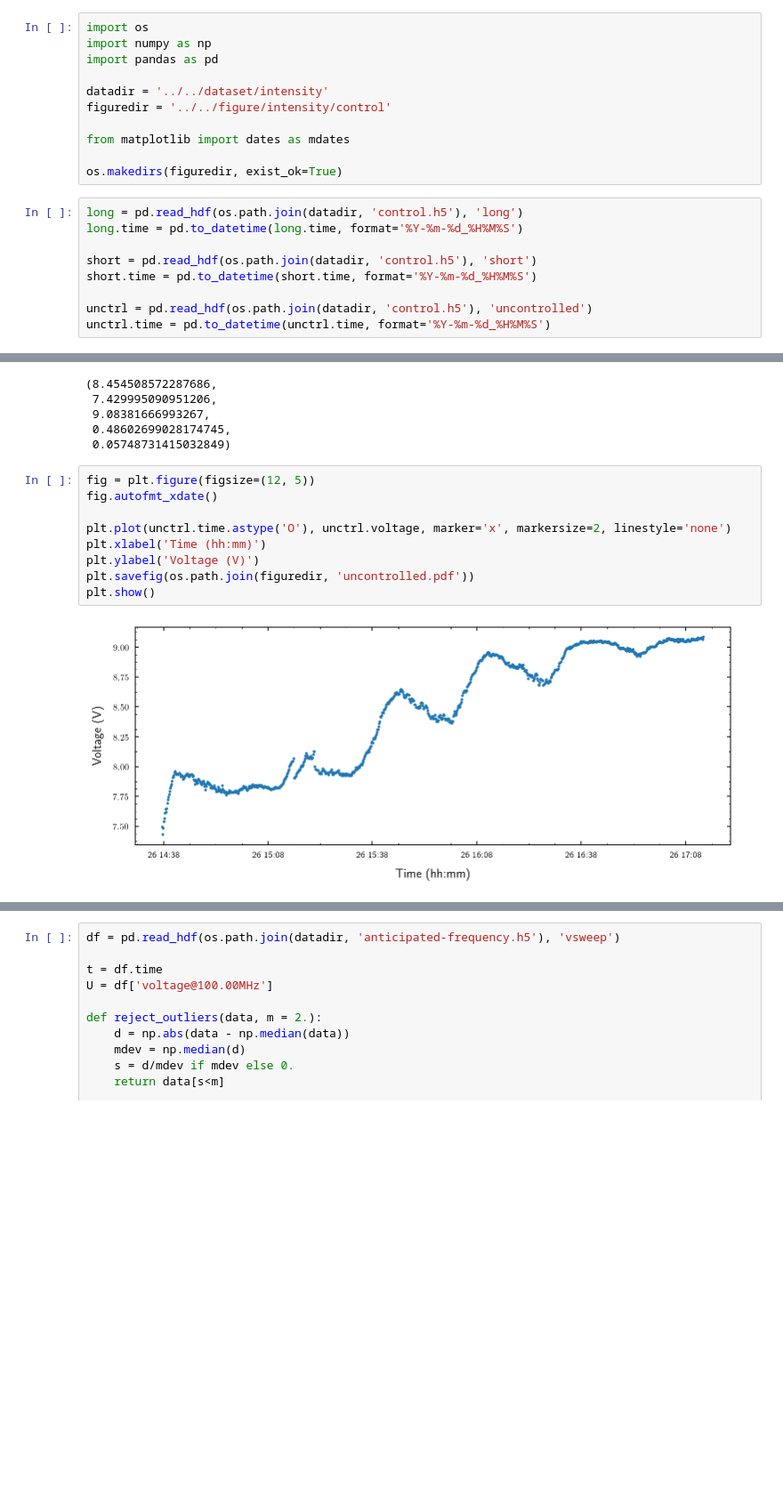
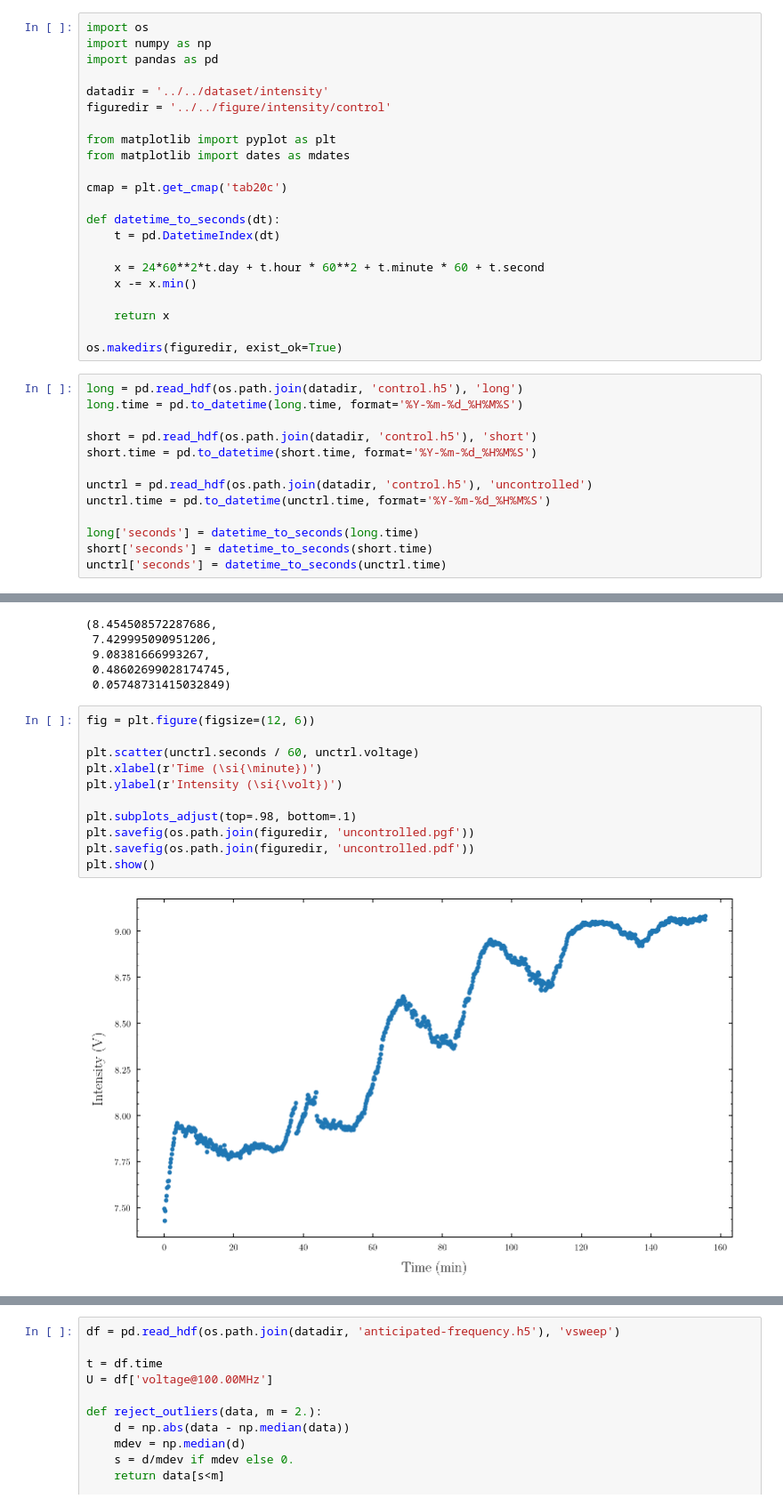
Before and after one commit to bodokaiser/bachelor-thesis, a Jupyter notebook: notebook/evaluation/intensity-control.ipynb, the cells around one changed output, grey strips where cells are left out. Shown at 89% size. Drawn from its saved outputs; the diff is of its cells as text; blank space fills up the shorter version.

Commit message:
reformatted intensity plots as pgf

```diff
--- a/notebook/evaluation/intensity-control.ipynb
+++ b/notebook/evaluation/intensity-control.ipynb
@@ -10,8 +10,19 @@ import pandas as pd
 datadir = '../../dataset/intensity'
 figuredir = '../../figure/intensity/control'
 
+from matplotlib import pyplot as plt
 from matplotlib import dates as mdates
 
+cmap = plt.get_cmap('tab20c')
+
+def datetime_to_seconds(dt):
+    t = pd.DatetimeIndex(dt)
+
+    x = 24*60**2*t.day + t.hour * 60**2 + t.minute * 60 + t.second
+    x -= x.min()
+
+    return x
+
 os.makedirs(figuredir, exist_ok=True)
 # %%
 long = pd.read_hdf(os.path.join(datadir, 'control.h5'), 'long')
@@ -22,6 +33,10 @@ short.time = pd.to_datetime(short.time, format='%Y-%m-%d_%H%M%S')
 
 unctrl = pd.read_hdf(os.path.join(datadir, 'control.h5'), 'uncontrolled')
 unctrl.time = pd.to_datetime(unctrl.time, format='%Y-%m-%d_%H%M%S')
+
+long['seconds'] = datetime_to_seconds(long.time)
+short['seconds'] = datetime_to_seconds(short.time)
+unctrl['seconds'] = datetime_to_seconds(unctrl.time)
 # %%
 long.voltage.mean(), long.voltage.min(), long.voltage.max(), long.voltage.std(), long.voltage.std() / long.voltage.mean()
 # %% [output]
@@ -47,14 +62,16 @@ unctrl.voltage.mean(), unctrl.voltage.min(), unctrl.voltage.max(), unctrl.voltag
  0.48602699028174745,
  0.05748731415032849)
 # %%
-fig = plt.figure(figsize=(12, 5))
-fig.autofmt_xdate()
+fig = plt.figure(figsize=(12, 6))
 
-plt.plot(unctrl.time.astype('O'), unctrl.voltage, marker='x', markersize=2, linestyle='none')
-plt.xlabel('Time (hh:mm)')
-plt.ylabel('Voltage (V)')
+plt.scatter(unctrl.seconds / 60, unctrl.voltage)
+plt.xlabel(r'Time (\si{\minute})')
+plt.ylabel(r'Intensity (\si{\volt})')
+
+plt.subplots_adjust(top=.98, bottom=.1)
+plt.savefig(os.path.join(figuredir, 'uncontrolled.pgf'))
 plt.savefig(os.path.join(figuredir, 'uncontrolled.pdf'))
 plt.show()
 # %% [output]
-[figure, old version]
+[figure, new version]
 # %%
```
Also changed, not shown: parts of 2 cells of this notebook, 47 other files.
